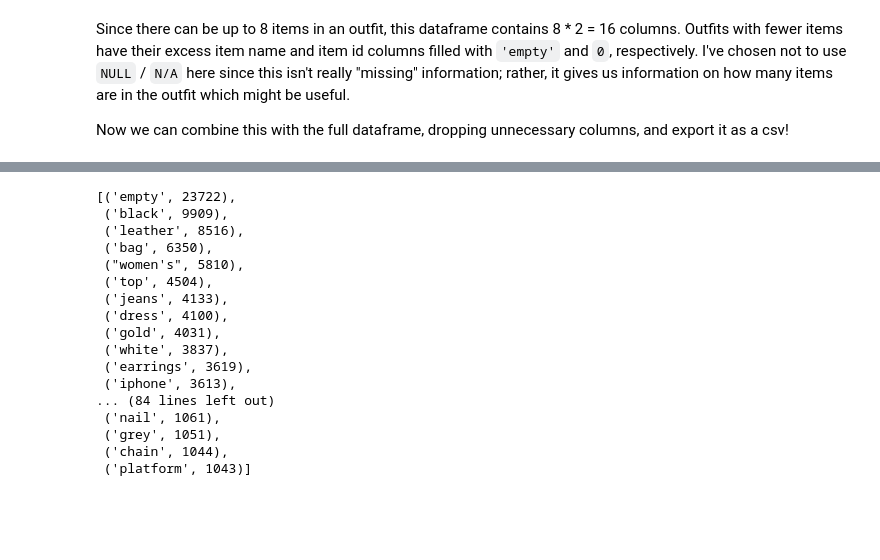
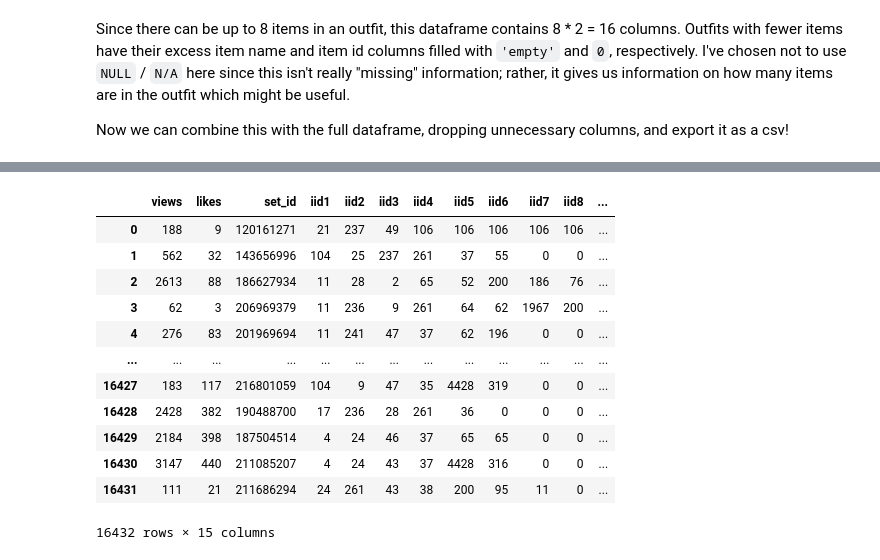
Before and after one commit to BellaEsc/polyvore_mlproject, a Jupyter notebook: tidying.ipynb, the cells around one changed output, grey strips where cells are left out. Cells and saved outputs as stored; diff of their text form; code cells hidden in the pictures; blank space fills up the shorter version.

Commit message:
created final csv file, created colors column.

```diff
--- a/tidying.ipynb
+++ b/tidying.ipynb
@@ -94,0 +149,4 @@ df2.head(3)
+# %%
+df2['colors'] = df2['inametotal'].apply(what_color)
+df2.head(10)
+#len(df2['colors'].unique()) # there are 749 color combinations.
@@ -94,0 +194,18 @@ df2.head(3)
+# %%
+def what_color(itemname):
+    itemnamelist = itemname.split()
+    color = []
+
+    for item in itemnamelist:
+        for key in colordict:
+            if item in colordict[key]:
+                color.append(key)
+
+    colorlist = list(set(color))[0:4]
+    fill = 4 - len(colorlist)
+    colorlist = colorlist + ([''] * fill)
+
+    return colorlist
+# %%
+df2['colors'] = df2['inametotal'].apply(what_color)
+df2.head()
@@ -95 +220,21 @@ df2.head(3)
+# %%
+df2[['color_1', 'color_2', 'color_3', 'color_4']] = pd.DataFrame(df2.colors.to_list(), index = df2.index)
+df2.head()
+df3 = df2.drop(columns=['iname1', 'iname2', 'iname3', 'iname4', 'iname5', 'iname6', 'iname7', 'iname8', 'colors', 'inametotal'])[df2['color_1'] != ''].reset_index(drop=True)
+df3[['color_2', 'color_3', 'color_4']] = df3[['color_2', 'color_3', 'color_4']].replace('', 'none', regex=True)
+df3
+# %% [output]
+|  | views | likes | set_id | iid1 | iid2 | iid3 | iid4 | iid5 | iid6 | iid7 | iid8 | ... |
+| 0 | 188 | 9 | 120161271 | 21 | 237 | 49 | 106 | 106 | 106 | 106 | 106 | ... |
+| 1 | 562 | 32 | 143656996 | 104 | 25 | 237 | 261 | 37 | 55 | 0 | 0 | ... |
+| 2 | 2613 | 88 | 186627934 | 11 | 28 | 2 | 65 | 52 | 200 | 186 | 76 | ... |
+| 3 | 62 | 3 | 206969379 | 11 | 236 | 9 | 261 | 64 | 62 | 1967 | 200 | ... |
+| 4 | 276 | 83 | 201969694 | 11 | 241 | 47 | 37 | 62 | 196 | 0 | 0 | ... |
+| ... | ... | ... | ... | ... | ... | ... | ... | ... | ... | ... | ... | ... |
+| 16427 | 183 | 117 | 216801059 | 104 | 9 | 47 | 35 | 4428 | 319 | 0 | 0 | ... |
+| 16428 | 2428 | 382 | 190488700 | 17 | 236 | 28 | 261 | 36 | 0 | 0 | 0 | ... |
+| 16429 | 2184 | 398 | 187504514 | 4 | 24 | 46 | 37 | 65 | 65 | 0 | 0 | ... |
+| 16430 | 3147 | 440 | 211085207 | 4 | 24 | 43 | 37 | 4428 | 316 | 0 | 0 | ... |
+| 16431 | 111 | 21 | 211686294 | 24 | 261 | 43 | 38 | 200 | 95 | 11 | 0 | ... |
+16432 rows × 15 columns
 # %%
@@ -97,28 +241,0 @@ df2.to_csv('tidy_data.csv')
-# %%
-df2['inametotal'] = df2['iname1'] + ' ' + df2['iname2'] + ' ' + df2['iname3'] + ' ' + df2['iname4'] + ' ' + df2['iname5'] + ' ' + df2['iname6'] + ' ' + df2['iname7'] + ' ' + df2['iname8']
-all_item_names = df2['inametotal'].str.cat(sep = ' ')
-all_item_names
-item_word_list = all_item_names.split()
-counter = Counter(item_word_list)
-most_occur = counter.most_common(100)
-most_occur
-# Will need to use a website or something to get a list of color synonyms to group these with
-# https://www.color-meanings.com/shades-of-red-color-names-html-hex-rgb-codes/
-# %% [output]
-[('empty', 23722),
- ('black', 9909),
- ('leather', 8516),
- ('bag', 6350),
- ("women's", 5810),
- ('top', 4504),
- ('jeans', 4133),
- ('dress', 4100),
- ('gold', 4031),
- ('white', 3837),
- ('earrings', 3619),
- ('iphone', 3613),
-... (84 lines left out)
- ('nail', 1061),
- ('grey', 1051),
- ('chain', 1044),
- ('platform', 1043)]
```
Also changed, not shown: parts of 8 cells of this notebook, 12 other files.
